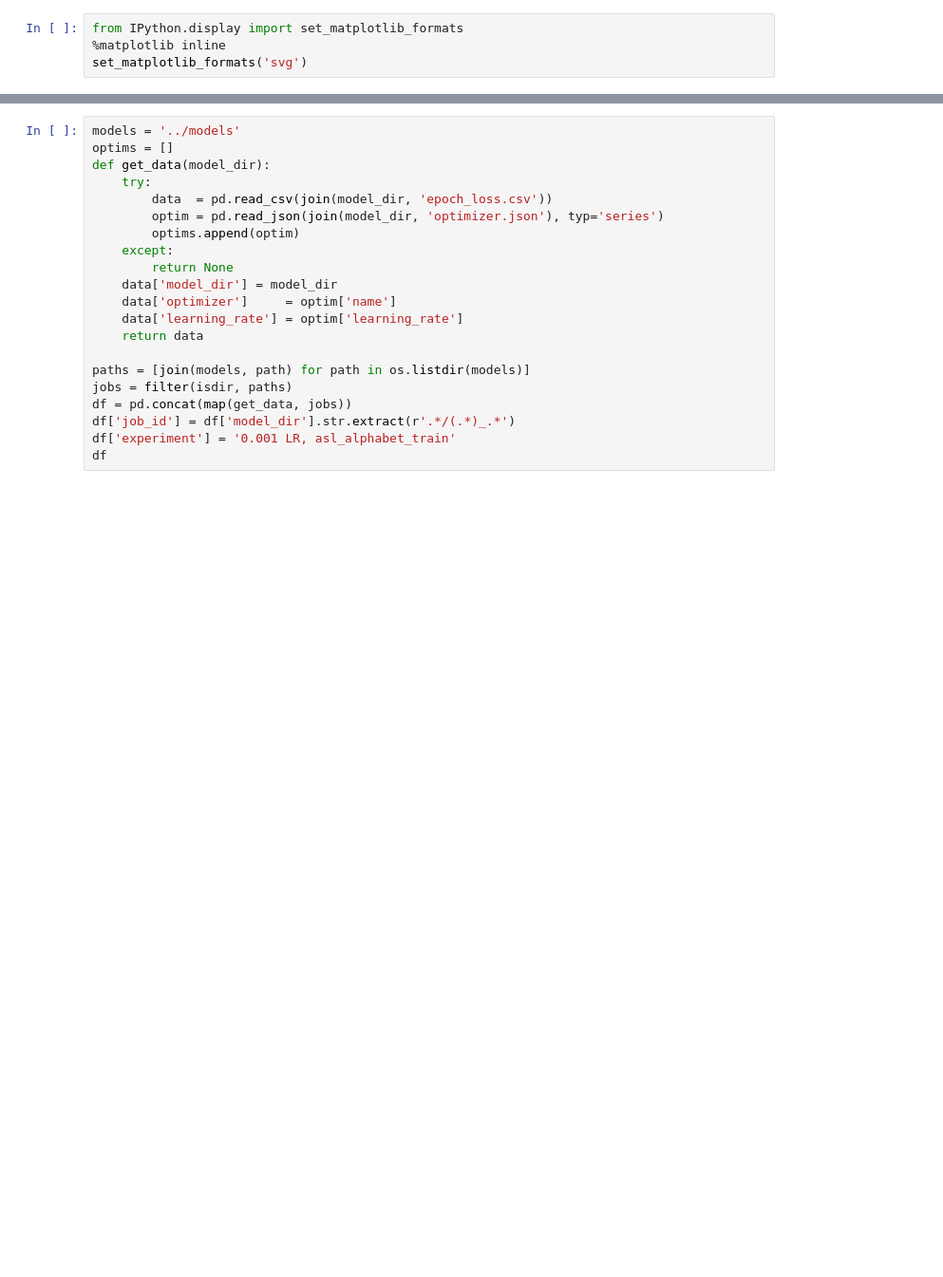
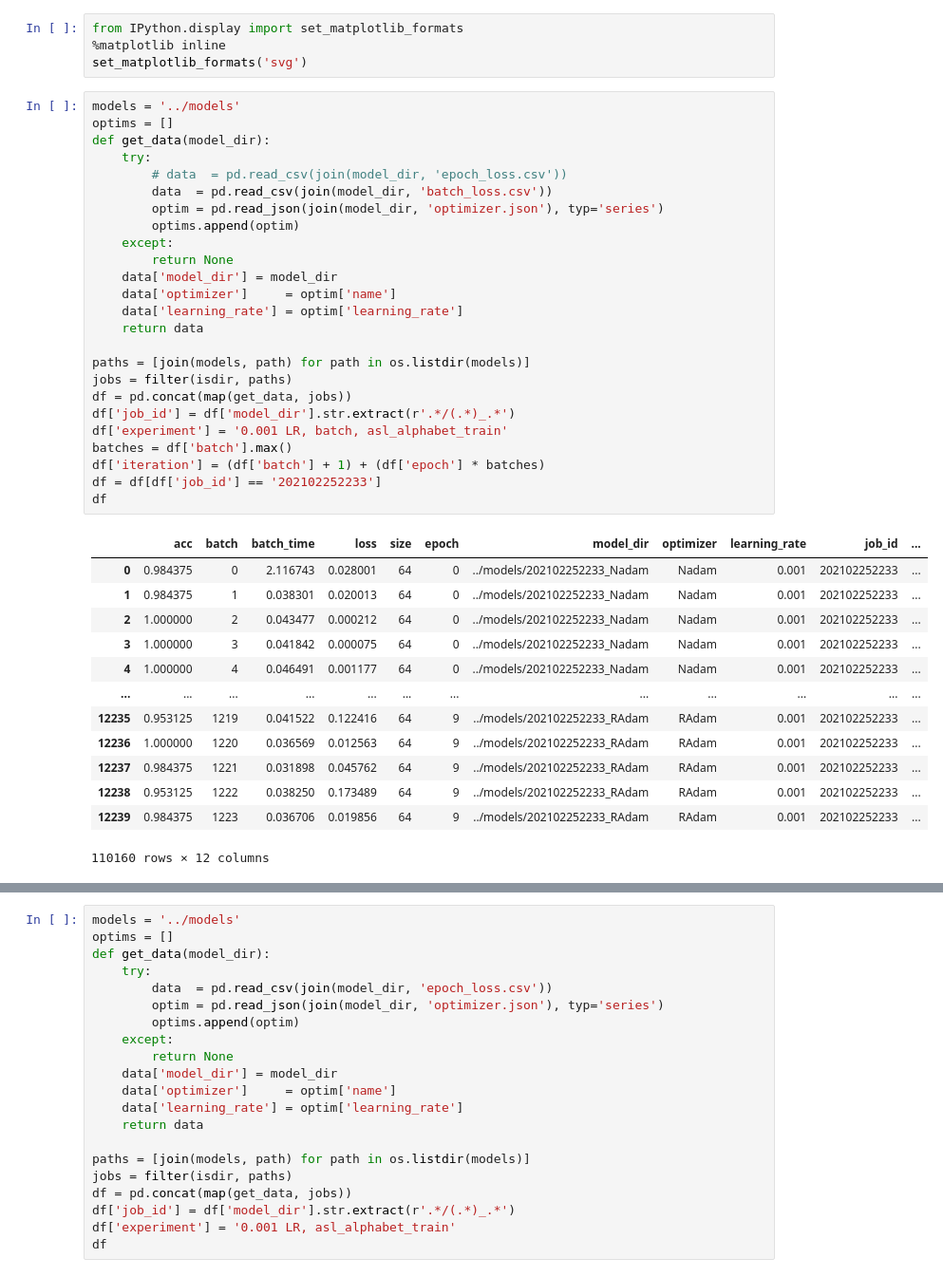
Before and after one commit to dunnkers/optimizers-sign-language, a Jupyter notebook: exploration/results.ipynb, the cells around one changed output, grey strips where cells are left out. Shown at 95% size. Cells and saved outputs as stored; diff of their text form; blank space fills up the shorter version.

Commit message:
Rolling window per batch

```diff
--- a/exploration/results.ipynb
+++ b/exploration/results.ipynb
@@ -9,3 +9,42 @@ import numpy as np
 from IPython.display import set_matplotlib_formats
 %matplotlib inline
 set_matplotlib_formats('svg')
+# %%
+models = '../models'
+optims = []
+def get_data(model_dir):
+    try:
+        # data  = pd.read_csv(join(model_dir, 'epoch_loss.csv'))
+        data  = pd.read_csv(join(model_dir, 'batch_loss.csv'))
+        optim = pd.read_json(join(model_dir, 'optimizer.json'), typ='series')
+        optims.append(optim)
+    except:
+        return None
+    data['model_dir'] = model_dir
+    data['optimizer']     = optim['name']
+    data['learning_rate'] = optim['learning_rate']
+    return data
+
+paths = [join(models, path) for path in os.listdir(models)]
+jobs = filter(isdir, paths)
+df = pd.concat(map(get_data, jobs))
+df['job_id'] = df['model_dir'].str.extract(r'.*/(.*)_.*')
+df['experiment'] = '0.001 LR, batch, asl_alphabet_train'
+batches = df['batch'].max()
+df['iteration'] = (df['batch'] + 1) + (df['epoch'] * batches)
+df = df[df['job_id'] == '202102252233']
+df
+# %% [output]
+|  | acc | batch | batch_time | loss | size | epoch | model_dir | optimizer | learning_rate | job_id | ... |
+| 0 | 0.984375 | 0 | 2.116743 | 0.028001 | 64 | 0 | ../models/202102252233_Nadam | Nadam | 0.001 | 202102252233 | ... |
+| 1 | 0.984375 | 1 | 0.038301 | 0.020013 | 64 | 0 | ../models/202102252233_Nadam | Nadam | 0.001 | 202102252233 | ... |
+| 2 | 1.000000 | 2 | 0.043477 | 0.000212 | 64 | 0 | ../models/202102252233_Nadam | Nadam | 0.001 | 202102252233 | ... |
+| 3 | 1.000000 | 3 | 0.041842 | 0.000075 | 64 | 0 | ../models/202102252233_Nadam | Nadam | 0.001 | 202102252233 | ... |
+| 4 | 1.000000 | 4 | 0.046491 | 0.001177 | 64 | 0 | ../models/202102252233_Nadam | Nadam | 0.001 | 202102252233 | ... |
+| ... | ... | ... | ... | ... | ... | ... | ... | ... | ... | ... | ... |
+| 12235 | 0.953125 | 1219 | 0.041522 | 0.122416 | 64 | 9 | ../models/202102252233_RAdam | RAdam | 0.001 | 202102252233 | ... |
+| 12236 | 1.000000 | 1220 | 0.036569 | 0.012563 | 64 | 9 | ../models/202102252233_RAdam | RAdam | 0.001 | 202102252233 | ... |
+| 12237 | 0.984375 | 1221 | 0.031898 | 0.045762 | 64 | 9 | ../models/202102252233_RAdam | RAdam | 0.001 | 202102252233 | ... |
+| 12238 | 0.953125 | 1222 | 0.038250 | 0.173489 | 64 | 9 | ../models/202102252233_RAdam | RAdam | 0.001 | 202102252233 | ... |
+| 12239 | 0.984375 | 1223 | 0.036706 | 0.019856 | 64 | 9 | ../models/202102252233_RAdam | RAdam | 0.001 | 202102252233 | ... |
+110160 rows × 12 columns
```
Also changed, not shown: parts of 4 cells of this notebook.
